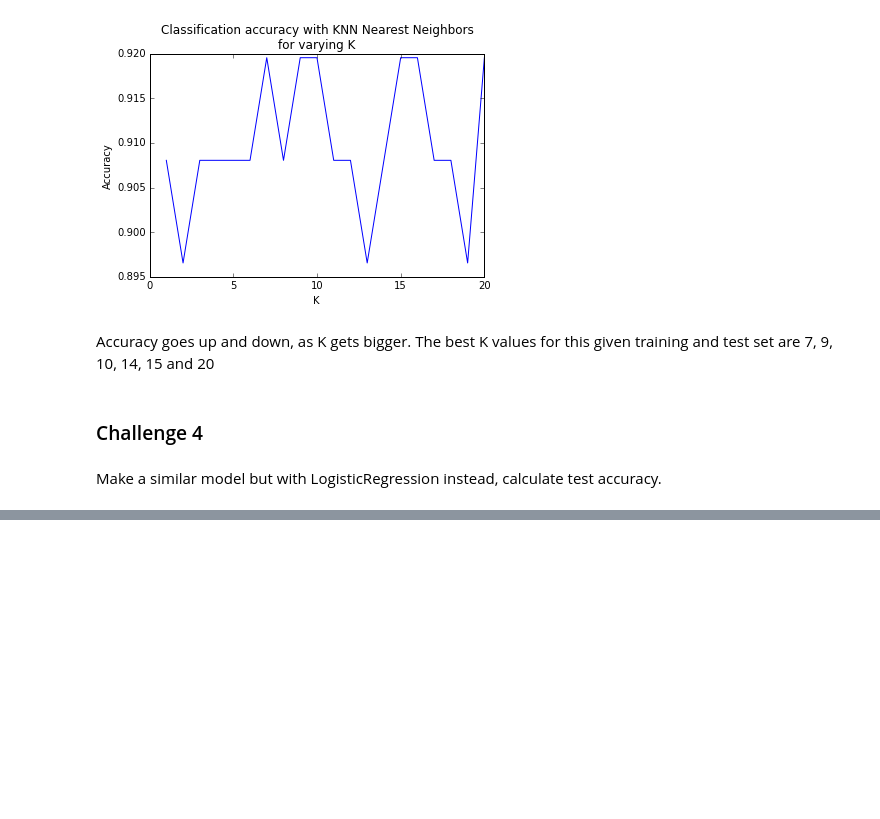
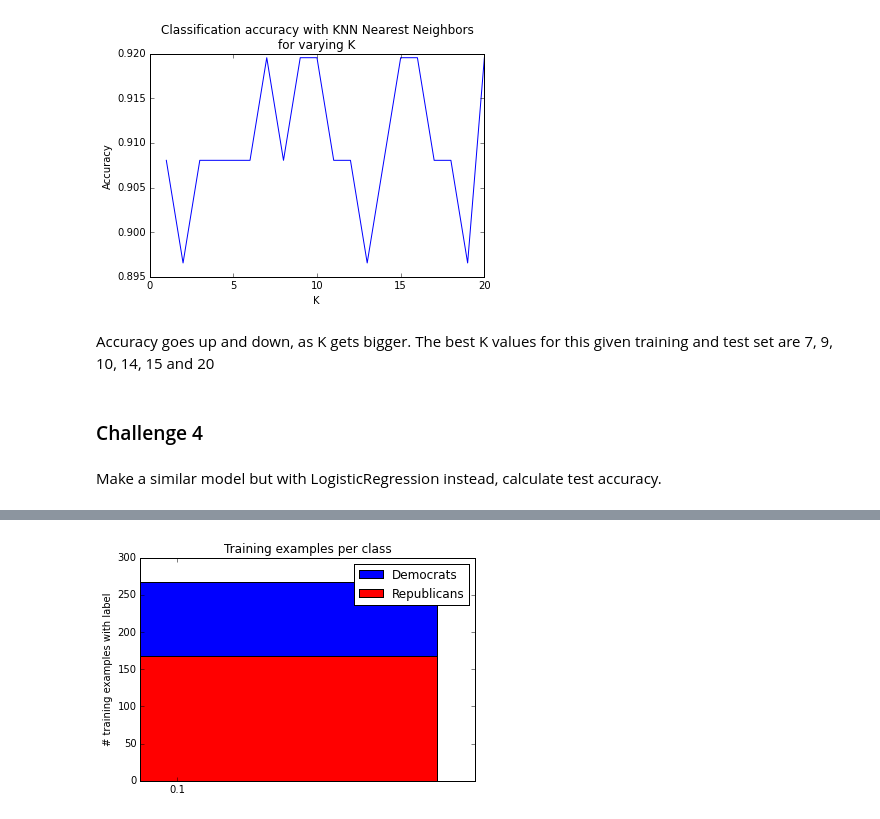
Before and after one commit to fdurant/suplearn_challenges, a Jupyter notebook: suplearn_challenges.ipynb, the cells around one changed output, grey strips where cells are left out. Drawn from its saved outputs; the diff is of its cells as text; code cells hidden in the pictures; blank space fills up the shorter version.

```diff
--- a/suplearn_challenges.ipynb
+++ b/suplearn_challenges.ipynb
@@ -141,0 +152,24 @@ logresAccuracies =  [0.87356321839080464, 0.87356321839080464, 0.873563218390804
+# %%
+democrats = [c for c in votesDF3['class-name'] if c == 'democrat']
+republicans = [c for c in votesDF3['class-name'] if c == 'republican']
+
+nrDemocrats = (len(democrats))
+nrRepublicans = (len(republicans))
+
+fig, ax = plt.subplots()
+
+ind = np.arange(1)
+width = 0.1       # the width of the bars: can also be len(x) sequence
+
+p1 = plt.bar(ind, nrDemocrats, color='b', label="Democrats")
+p2 = plt.bar(ind, nrRepublicans, color='r', label="Republicans")
+
+plt.ylabel('# training examples with label')
+plt.title('Training examples per class')
+plt.legend()
+
+plt.xticks(ind + width)
+
+plt.show()
+# %% [output]
+[figure, added]
```
Also changed, not shown: parts of 7 cells of this notebook.
